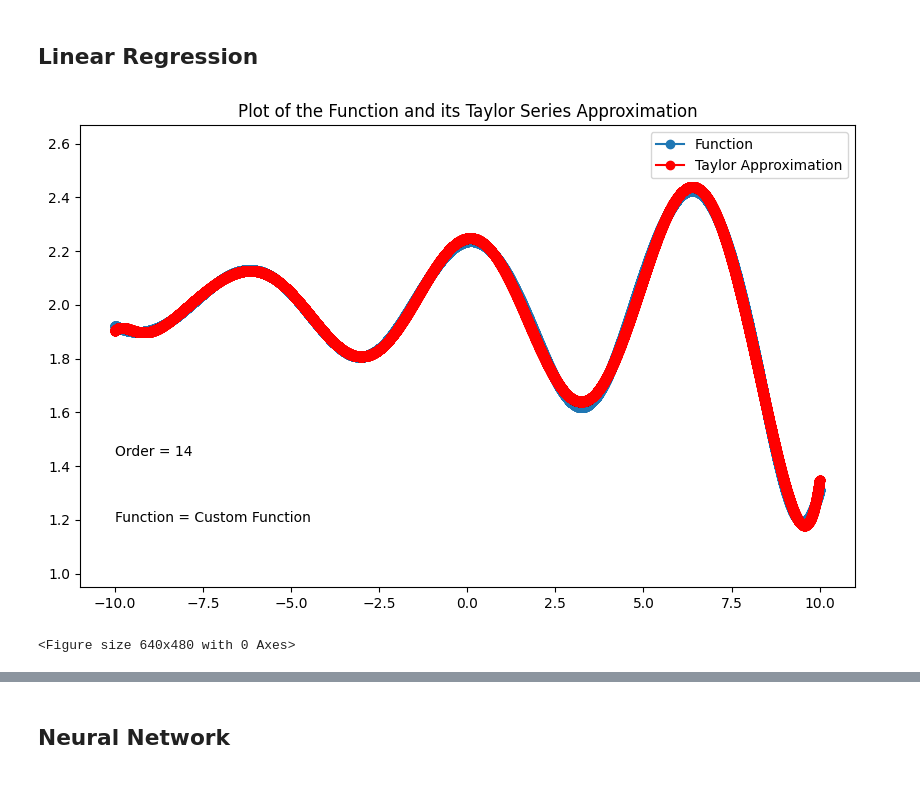
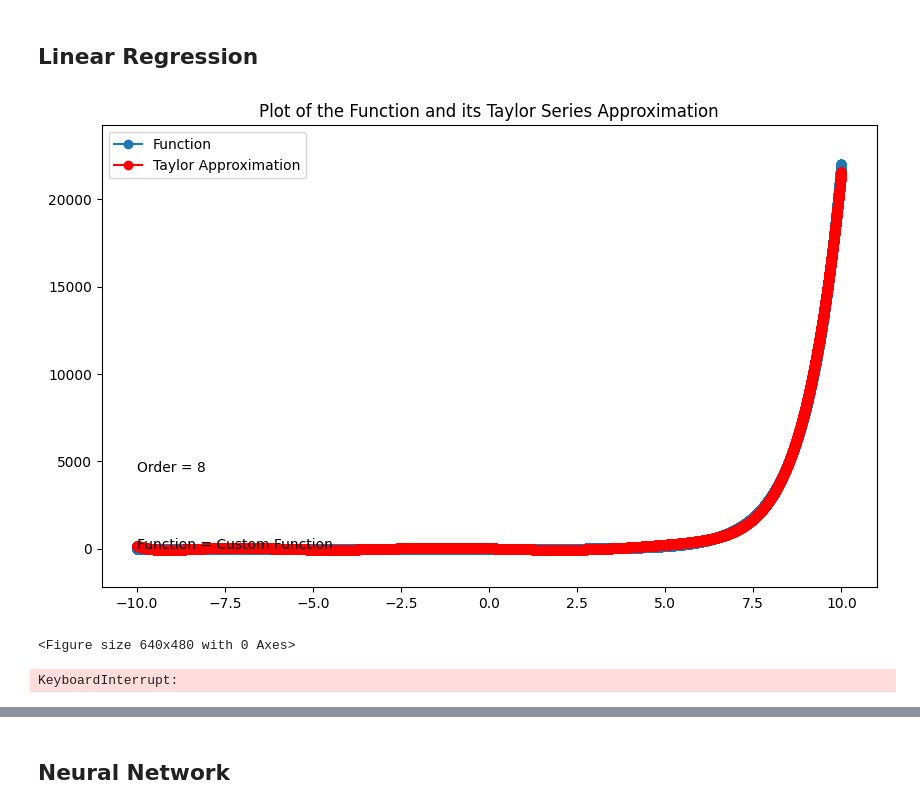
Before and after one commit to chenjoshua7/chenjoshua7.github.io, a Jupyter notebook: notebooks/taylorseries.ipynb, the cells around one changed output, grey strips where cells are left out. Cells and saved outputs as stored; diff of their text form; code cells hidden in the pictures.

```diff
--- a/notebooks/taylorseries.ipynb
+++ b/notebooks/taylorseries.ipynb
@@ -126,7 +194,7 @@ def create_polynomials(xs, N = 10):
     xs = xs.reshape(len(xs), 1)
     xs_copy = xs.copy()
     for n in range(2, N + 1):
-        xs = np.concatenate([xs, xs_copy**n], axis = 1)
+        xs = np.concatenate([xs, xs_copy**n/math.factorial(n)], axis = 1)
     return xs
 # %%
 def crazy_func(xs):
@@ -137,6 +205,8 @@ class linear_approx:
         self.graph_params = {}
         self.params = {}
         self.xs = None
+        self.coefs = None
+
 
     def set_graph_params(self, size = 100000, lower_bound = -10, upper_bound = 10):
         self.graph_params = {
@@ -171,6 +241,7 @@ class linear_approx:
 
         model = LinearRegression()
         model.fit(poly_xs, y)
+        self.coefs = model.coef_
         predictions = model.predict(poly_xs)
 
 
@@ -188,6 +259,8 @@ class linear_approx:
         plt.legend()
         plt.show()
 
+        self.ys = predictions
+
     def visualize_plots(self, N=10, A = 0, func = "exponential"):
         for i in range(N+1):
             self.plot_function(func = func, N = i)
@@ -197,7 +270,8 @@ class linear_approx:
             clear_output(wait=True)
 # %%
 LinearApprox = linear_approx()
-LinearApprox.visualize_plots(N= 14, func = crazy_func)
+LinearApprox.visualize_plots(N= 14, func = np.exp)
 # %% [output]
-[figure, old version]
+[figure, new version]
 <Figure size 640x480 with 0 Axes>
+KeyboardInterrupt:
```
Also changed, not shown: parts of 14 cells of this notebook, 9 other files.
